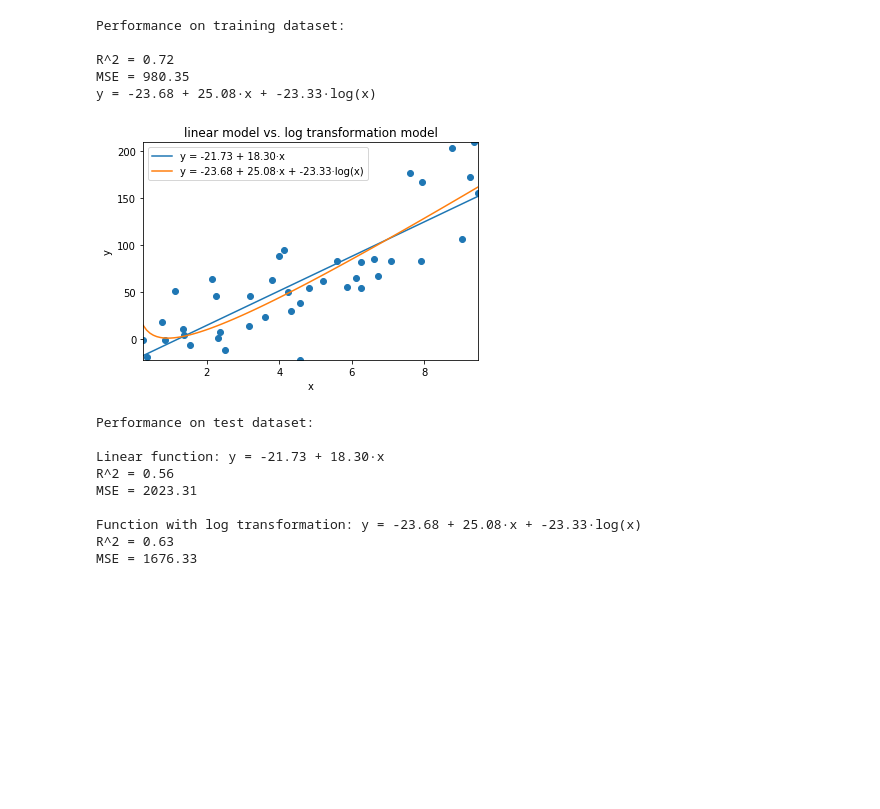
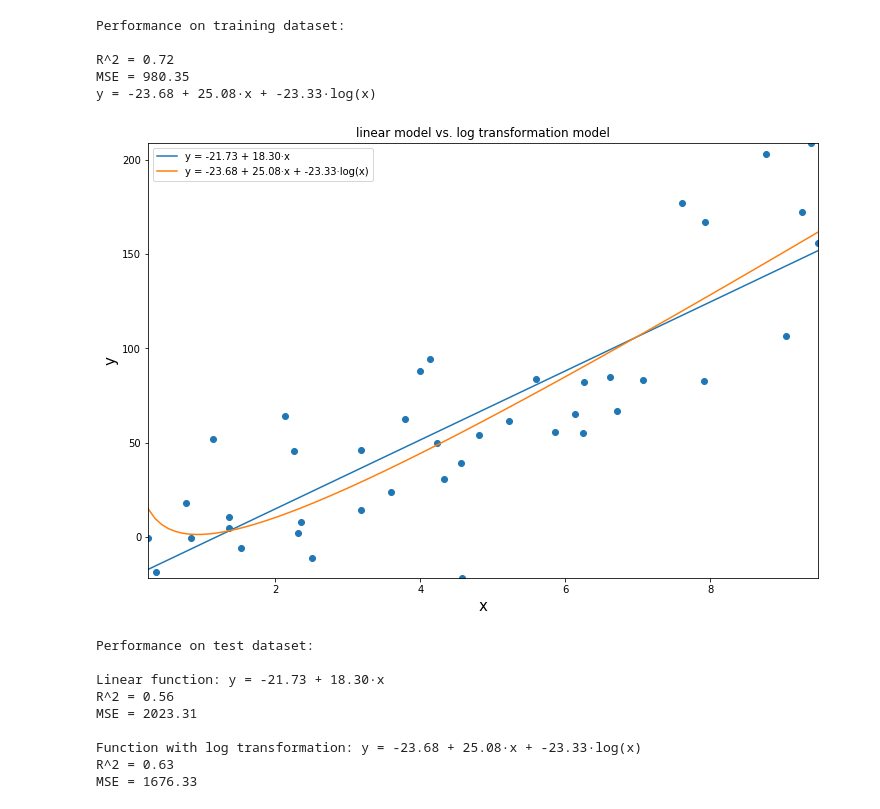
Before and after one commit to chrimiway/machine-learning-course, a Jupyter notebook: Assignment2.ipynb, the cells around one changed output. Cells and saved outputs as stored; diff of their text form; code cells hidden in the pictures; blank space fills up the shorter version.

```diff
--- a/Assignment2.ipynb
+++ b/Assignment2.ipynb
@@ -578,20 +586,21 @@ y = -23.68 + 25.08·x + -23.33·log(x)
 # %%
 # (d)
 x = np.linspace(np.array(x_train).min(), np.array(x_train).max(), 100)
 y_b = reg_b.intercept_ + reg_b.coef_[0] * x
 y_c = reg_c.intercept_ + reg_c.coef_[0] * x + reg_c.coef_[1] * np.log(x)
+plt.figure(figsize=(12, 8))
 plt.scatter(x_train, y_train)
 line_b, = plt.plot(x, y_b, label="y = {:.2f} + {:.2f}·x".format(reg_b.intercept_, reg_b.coef_[0]))
 line_c, = plt.plot(x, y_c, label="y = {:.2f} + {:.2f}·x + {:.2f}·log(x)".format(reg_c.intercept_, reg_c.coef_[0], reg_c.coef_[1]))
 plt.legend(handles=[line_b, line_c])
 plt.xlim(np.array(x_train).min(), np.array(x_train).max())
 plt.ylim(np.array(y_train).min(), np.array(y_train).max())
-plt.xlabel("x")
-plt.ylabel("y")
+plt.xlabel("x", fontsize = 15)
+plt.ylabel("y", fontsize = 15)
 plt.title("linear model vs. log transformation model")
 plt.show()
 # %% [output]
-[figure, old version]
+[figure, new version]
 # %%
 # (e)
 from sklearn.metrics import r2_score
```
Also changed, not shown: parts of 4 cells of this notebook.
